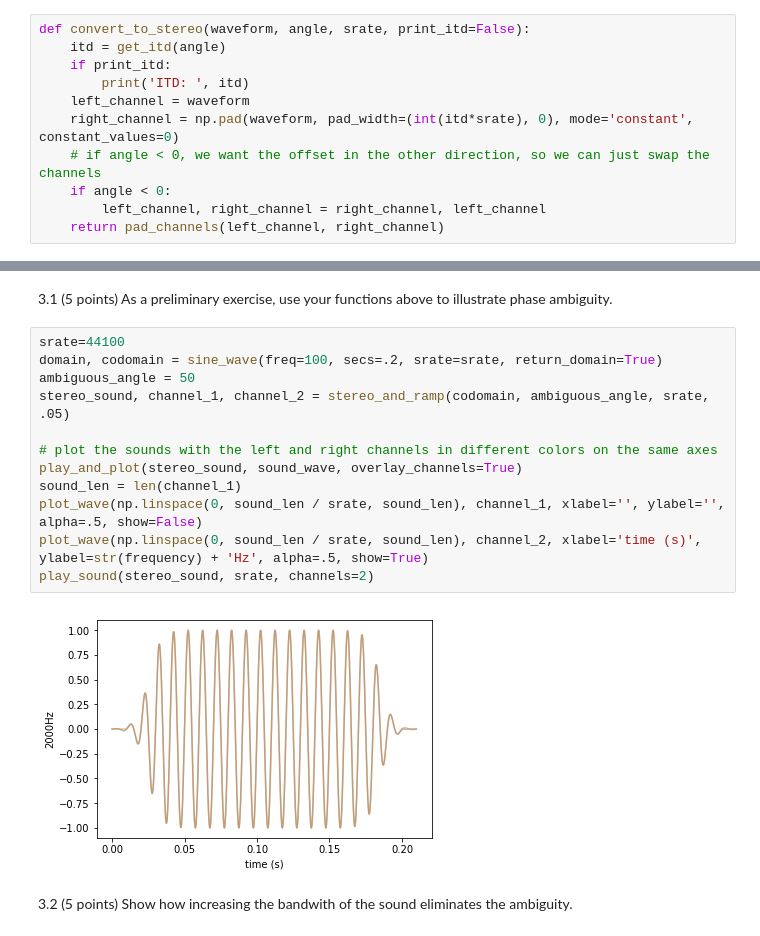
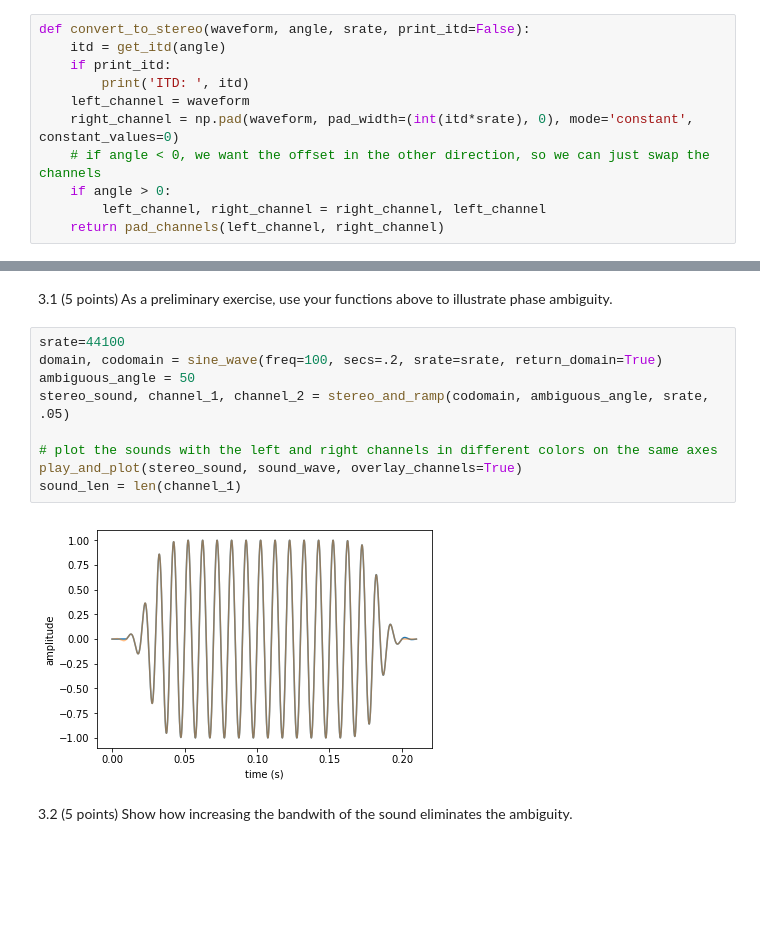
Before and after one commit to brennanmcfarland/computational-perception-class, a Jupyter notebook: CP-A3-bfm21.ipynb, the cells around one changed output, grey strips where cells are left out. Drawn from its saved outputs; the diff is of its cells as text; blank space fills up the shorter version.

Commit message:
new sound and fixed issue where lateralization was inverted

```diff
--- a/CP-A3-bfm21.ipynb
+++ b/CP-A3-bfm21.ipynb
@@ -130,7 +128,7 @@ def convert_to_stereo(waveform, angle, srate, print_itd=False):
     left_channel = waveform
     right_channel = np.pad(waveform, pad_width=(int(itd*srate), 0), mode='constant', constant_values=0)
     # if angle < 0, we want the offset in the other direction, so we can just swap the channels
-    if angle < 0:
+    if angle > 0:
         left_channel, right_channel = right_channel, left_channel
     return pad_channels(left_channel, right_channel)
 # %%
@@ -300,17 +298,14 @@ In the previous problem, you synthesized binaural sounds with given ITD. Now you
 # %%
 srate=44100
 domain, codomain = sine_wave(freq=100, secs=.2, srate=srate, return_domain=True)
 ambiguous_angle = 50
 stereo_sound, channel_1, channel_2 = stereo_and_ramp(codomain, ambiguous_angle, srate, .05)
 
 # plot the sounds with the left and right channels in different colors on the same axes
 play_and_plot(stereo_sound, sound_wave, overlay_channels=True)
 sound_len = len(channel_1)
-plot_wave(np.linspace(0, sound_len / srate, sound_len), channel_1, xlabel='', ylabel='', alpha=.5, show=False)
-plot_wave(np.linspace(0, sound_len / srate, sound_len), channel_2, xlabel='time (s)', ylabel=str(frequency) + 'Hz', alpha=.5, show=True)
-play_sound(stereo_sound, srate, channels=2)
 # %% [output]
-[figure, old version]
+[figure, new version]
 # %% [markdown]
 3.2 (5 points) Show how increasing the bandwith of the sound eliminates the ambiguity.
 # %%
```
Also changed, not shown: parts of 11 cells of this notebook, 1 other file.
